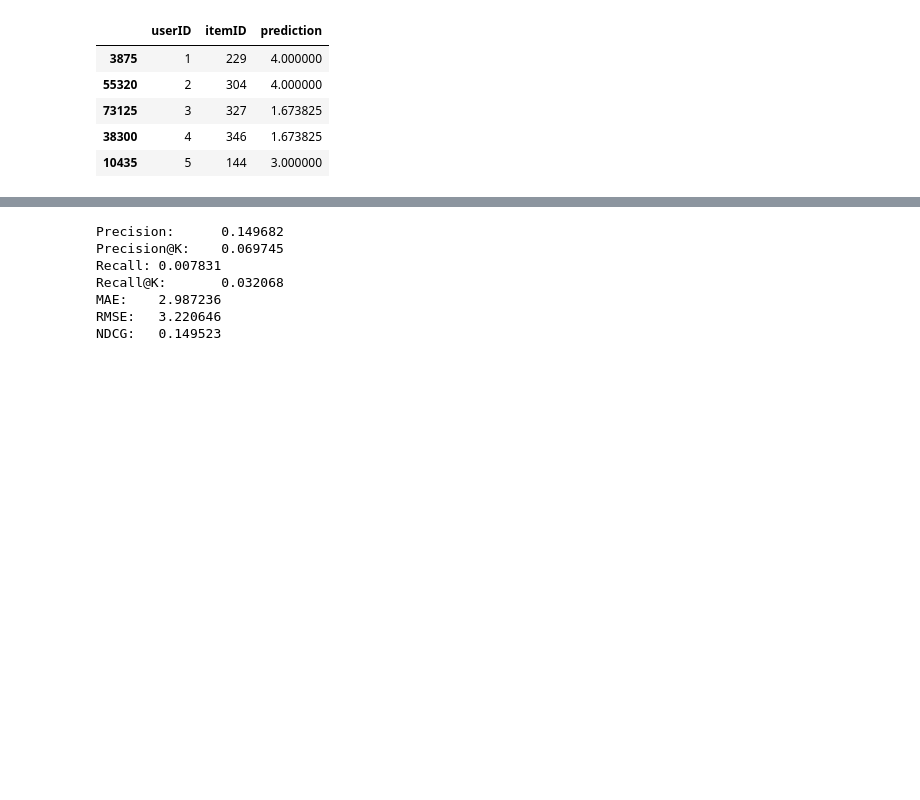
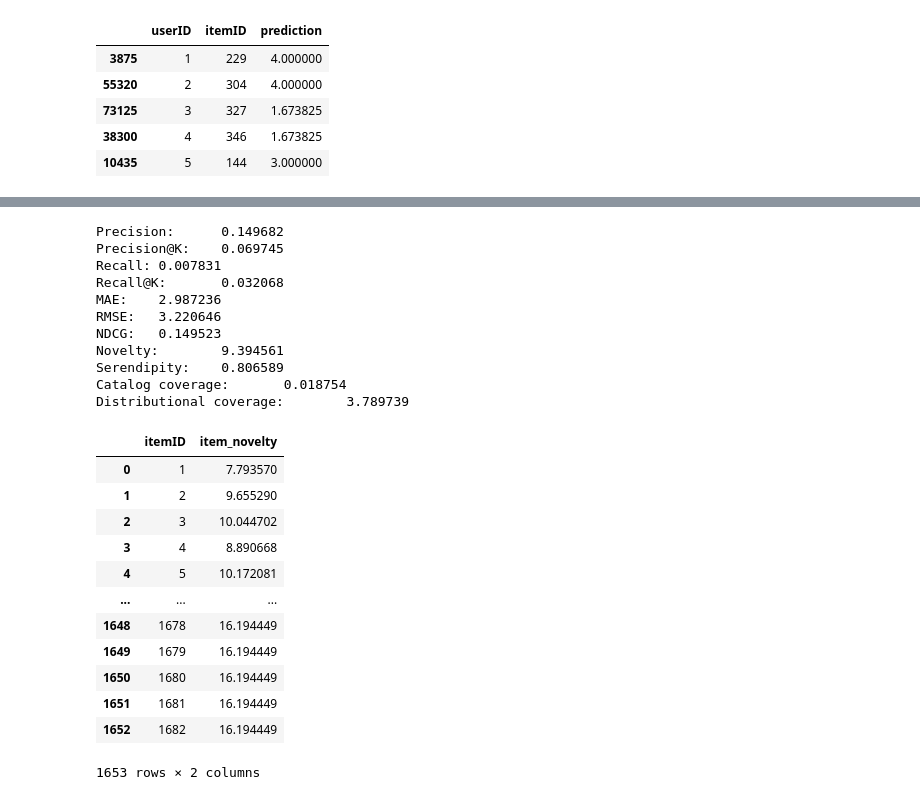
Before and after one commit to PUT-RecSys-Research/qpera-thesis, a Jupyter notebook: notebooks/CBF.ipynb, the cells around one changed output, grey strips where cells are left out. Drawn from its saved outputs; the diff is of its cells as text; code cells hidden in the pictures; blank space fills up the shorter version.

```diff
--- a/notebooks/CBF.ipynb
+++ b/notebooks/CBF.ipynb
@@ -244,10 +275,10 @@ print("Precision:\t%f" % eval_precision,
       "MAE:\t%f" % eval_mae,
       "RMSE:\t%f" % eval_rmse,
       "NDCG:\t%f" % eval_ndcg,
-      # "Novelty:\t%f" % eval_novelty,
-      # "Serendipity:\t%f" % eval_serendipity,
-      # "Catalog coverage:\t%f" % eval_catalog_coverage,
-      # "Distributional coverage:\t%f" % eval_distributional_coverage,
+      "Novelty:\t%f" % eval_novelty,
+      "Serendipity:\t%f" % eval_serendipity,
+      "Catalog coverage:\t%f" % eval_catalog_coverage,
+      "Distributional coverage:\t%f" % eval_distributional_coverage,
       sep='\n')
 # %% [output]
 Precision:      0.149682
@@ -257,3 +288,7 @@ Recall@K:       0.032068
 MAE:    2.987236
 RMSE:   3.220646
 NDCG:   0.149523
+Novelty:        9.394561
+Serendipity:    0.806589
+Catalog coverage:       0.018754
+Distributional coverage:        3.789739
@@ -265,0 +295,16 @@ NDCG:   0.149523
+# %%
+eval_historical_item_novelty
+# %% [output]
+|  | itemID | item_novelty |
+| 0 | 1 | 7.793570 |
+| 1 | 2 | 9.655290 |
+| 2 | 3 | 10.044702 |
+| 3 | 4 | 8.890668 |
+| 4 | 5 | 10.172081 |
+| ... | ... | ... |
+| 1648 | 1678 | 16.194449 |
+| 1649 | 1679 | 16.194449 |
+| 1650 | 1680 | 16.194449 |
+| 1651 | 1681 | 16.194449 |
+| 1652 | 1682 | 16.194449 |
+1653 rows × 2 columns
```
Also changed, not shown: parts of 9 cells of this notebook.
